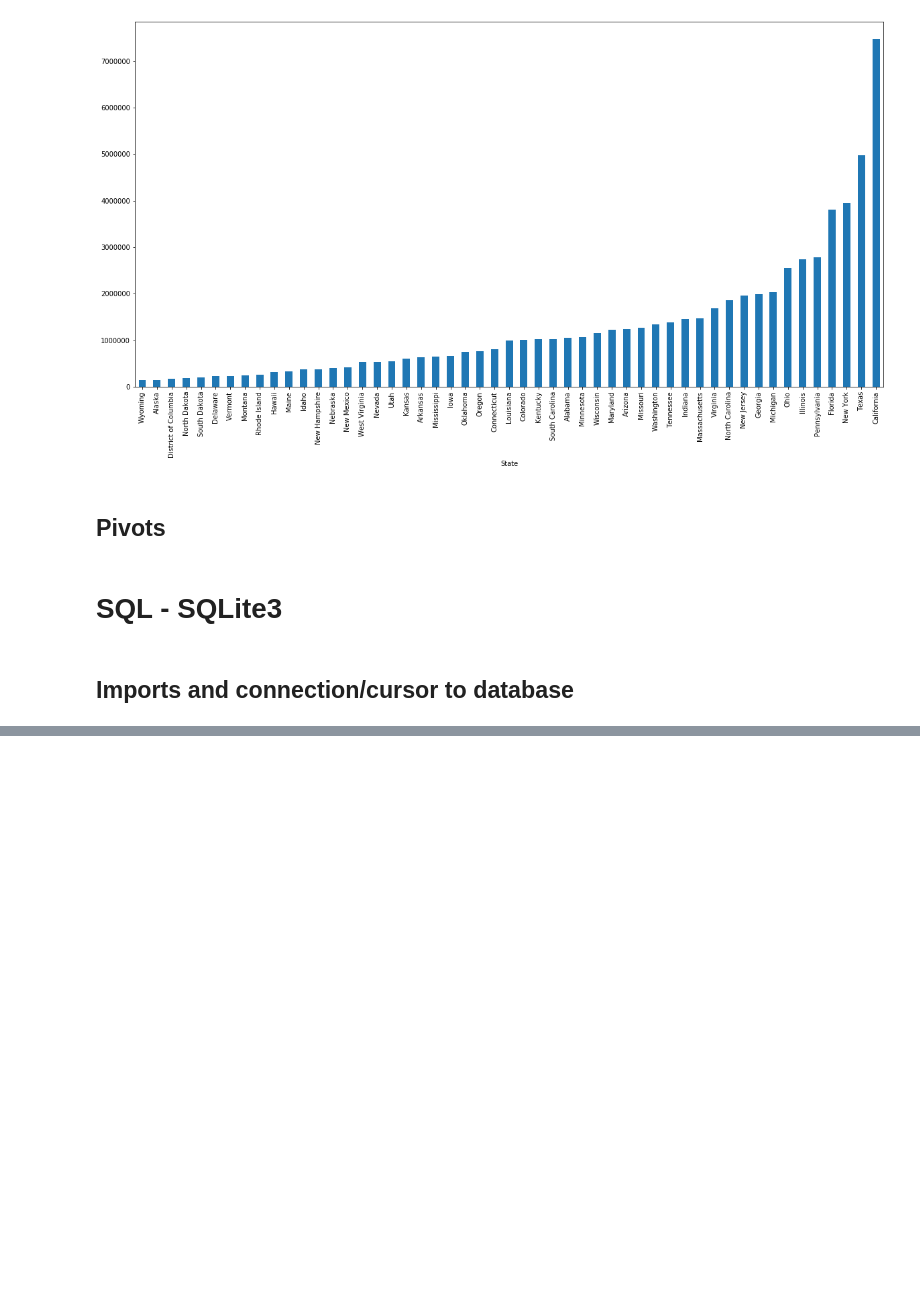
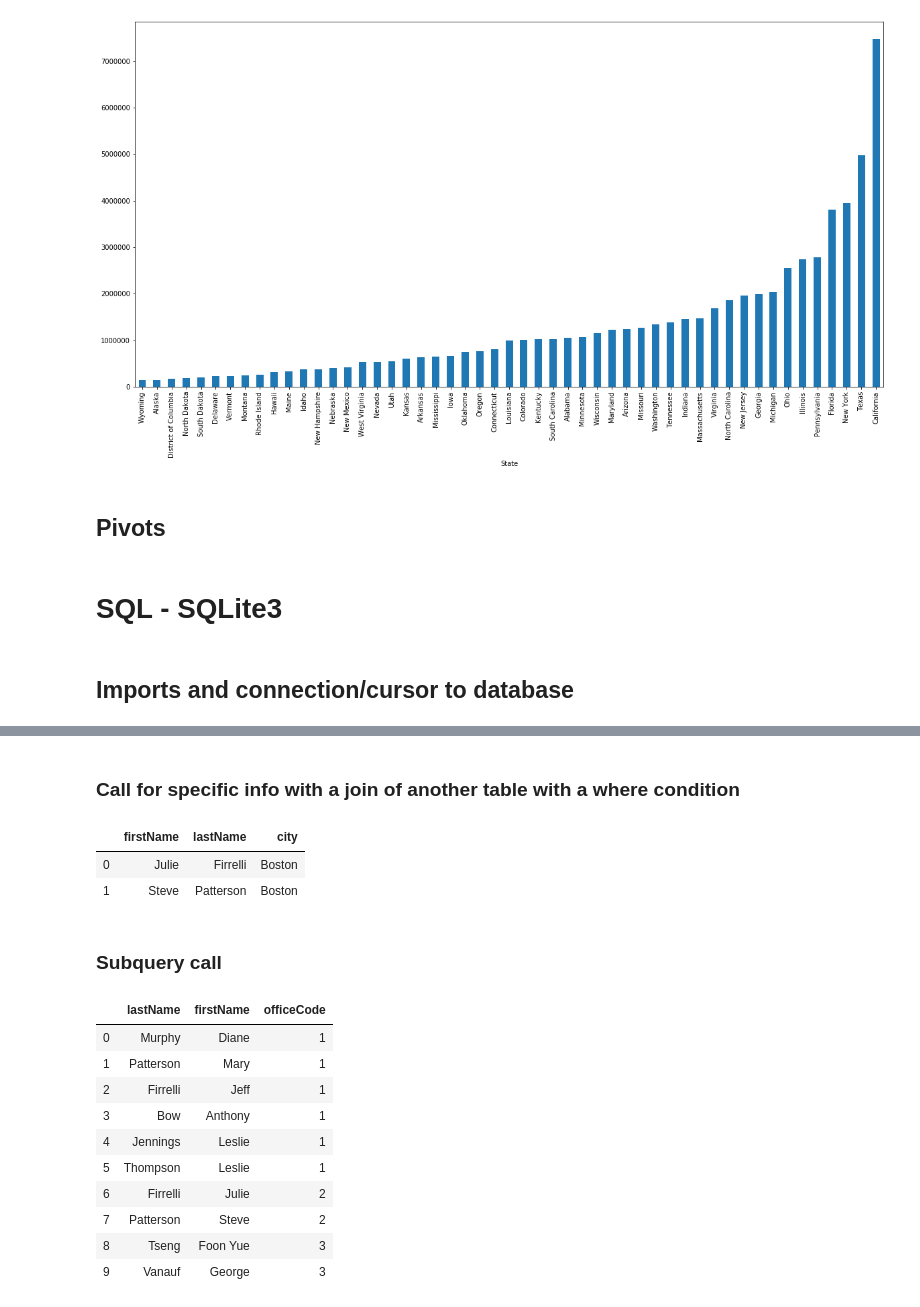
Before and after one commit to sdman135/Technical-Interview-Coding-Skills, a Jupyter notebook: Technical Interview Coding Skills Review.ipynb, the cells around one changed output, grey strips where cells are left out. Cells and saved outputs as stored; diff of their text form; code cells hidden in the pictures; blank space fills up the shorter version.

```diff
--- a/Technical Interview Coding Skills Review.ipynb
+++ b/Technical Interview Coding Skills Review.ipynb
@@ -327,11 +358,42 @@ cur = conn.cursor()
+# %% [markdown]
+ ### Call for specific info with a join of another table with a where condition
 # %%
 # Display the names of all the employees in Boston
-cur.execute("""SELECT firstName, lastName
+cur.execute("""SELECT firstName, lastName, city
                FROM employees
                JOIN offices
                USING(officeCode)
-               WHERE city = 'Boston';""")
+               WHERE city = 'Boston'
+               ;""")
 
 df = pd.DataFrame(cur.fetchall())
 df.columns = [i[0] for i in cur.description]
 df.head()
+# %% [output]
+|  | firstName | lastName | city |
+| 0 | Julie | Firrelli | Boston |
+| 1 | Steve | Patterson | Boston |
+# %% [markdown]
+ ### Subquery call
+# %%
+cur.execute("""SELECT lastName, firstName, officeCode
+               FROM employees
+               WHERE officeCode IN (SELECT officeCode
+                                    FROM offices
+                                    WHERE country = "USA")
+                                    ;""")
+df = pd.DataFrame(cur.fetchall())
+df.columns = [x[0] for x in cur.description]
+df
+# %% [output]
+|  | lastName | firstName | officeCode |
+| 0 | Murphy | Diane | 1 |
+| 1 | Patterson | Mary | 1 |
+| 2 | Firrelli | Jeff | 1 |
+| 3 | Bow | Anthony | 1 |
+| 4 | Jennings | Leslie | 1 |
+| 5 | Thompson | Leslie | 1 |
+| 6 | Firrelli | Julie | 2 |
+| 7 | Patterson | Steve | 2 |
+| 8 | Tseng | Foon Yue | 3 |
+| 9 | Vanauf | George | 3 |
```
Also changed, not shown: parts of 3 cells of this notebook.
